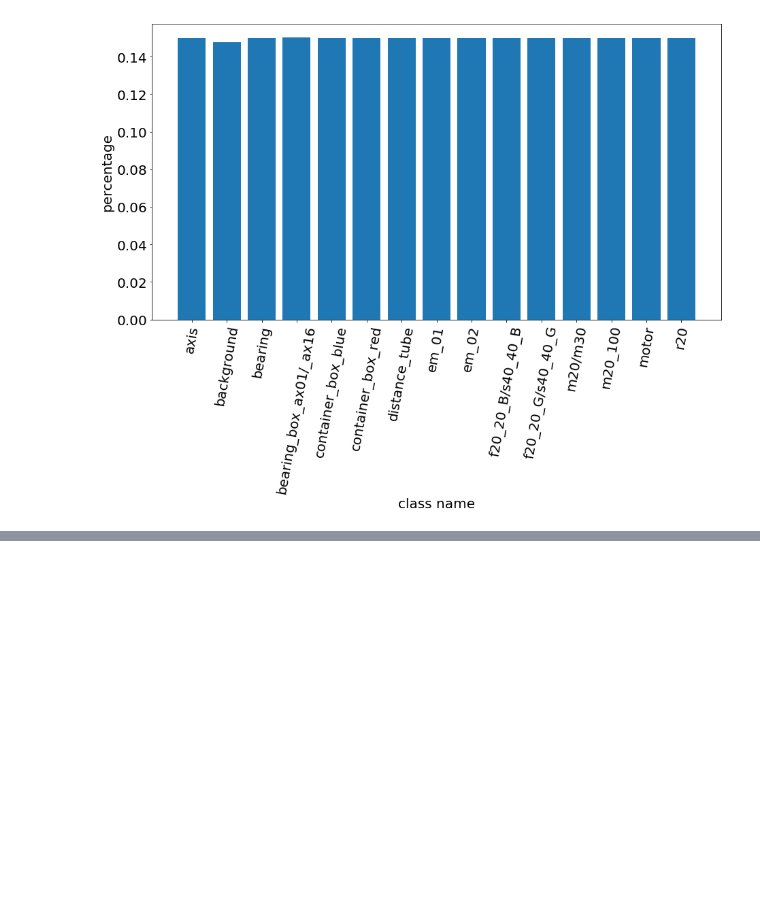
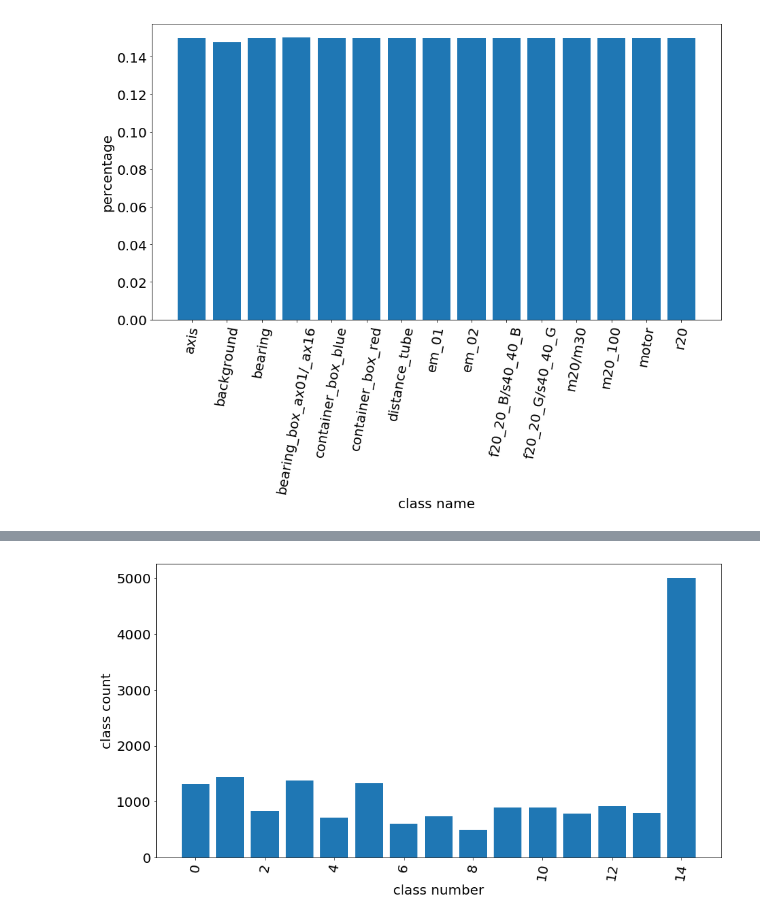
Before and after one commit to NareshGuru77/SemanticSegmentation, a Jupyter notebook: Support_scripts/ground_truth_combined_analysis.ipynb, the cells around one changed output, grey strips where cells are left out. Drawn from its saved outputs; the diff is of its cells as text; code cells hidden in the pictures; blank space fills up the shorter version.

Commit message:
object counts added to script

```diff
--- a/Support_scripts/ground_truth_combined_analysis.ipynb
+++ b/Support_scripts/ground_truth_combined_analysis.ipynb
@@ -23,15 +23,15 @@ label_def = {'axis': 7,
 # %%
 LABEL_PATH = './ground_truth_combined'
 
-cls_to_count = {key:0 for key in range(max(label_def.values())+1)}
-image_to_cls_to_count = {}
+cls_to_pixelCount = {key:0 for key in range(len(label_def))}
+image_to_cls_to_pixelCount = {}
 sets = os.listdir(LABEL_PATH)
 
 file_paths = list()
 for s in sets:
     for file in os.listdir(join(LABEL_PATH, s)):
         file_paths.append(join(LABEL_PATH, s, file))
-        image_to_cls_to_count[file] = cls_to_count.copy()
+        image_to_cls_to_pixelCount[file] = cls_to_pixelCount.copy()
 # %%
 img_dimension = cv2.imread(file_paths[0], 0).shape
 
@@ -41,14 +41,14 @@ for path in file_paths:
     img_name = path.split('/')[-1]
 
     for cls in clses:
-        image_to_cls_to_count[img_name][cls] = np.shape(np.argwhere(img==cls))[0]
+        image_to_cls_to_pixelCount[img_name][cls] = np.shape(np.argwhere(img==cls))[0]
 
-    if sum(image_to_cls_to_count[img_name].values()) != img.shape[0]*img.shape[1]:
+    if sum(image_to_cls_to_pixelCount[img_name].values()) != img.shape[0]*img.shape[1]:
         raise ValueError('Not all pixels have been counted...')
 # %%
 cls_to_percentage = {key:0 for key in label_def.keys()}
 
-for count_dict in image_to_cls_to_count.values():
+for count_dict in image_to_cls_to_pixelCount.values():
     for key in cls_to_percentage.keys():
         cls_to_percentage[key] += count_dict.get(label_def[key], 0)
 
@@ -134,0 +123,4 @@ list(cls_to_weight.values())
+# %%
+cls_to_count = {key:0 for key in range(len(label_def))}
+for count_dict in image_to_cls_to_pixelCount.values():
+    cls_to_count = {key: value + 1 if count_dict[key]!=0 else value for key, value in cls_to_count.items()}
@@ -134,0 +145,10 @@ list(cls_to_weight.values())
+# %%
+figure = plt.figure(figsize=(15, 8))
+plt.bar(cls_to_count.keys(), cls_to_count.values())
+plt.xlabel('class number', fontsize= 20)
+plt.ylabel('class count', fontsize= 20)
+plt.xticks(rotation=80)
+plt.tick_params(axis='both', which='major', labelsize=20)
+plt.show()
+# %% [output]
+[figure, added]
```
Also changed, not shown: parts of 5 cells of this notebook.
